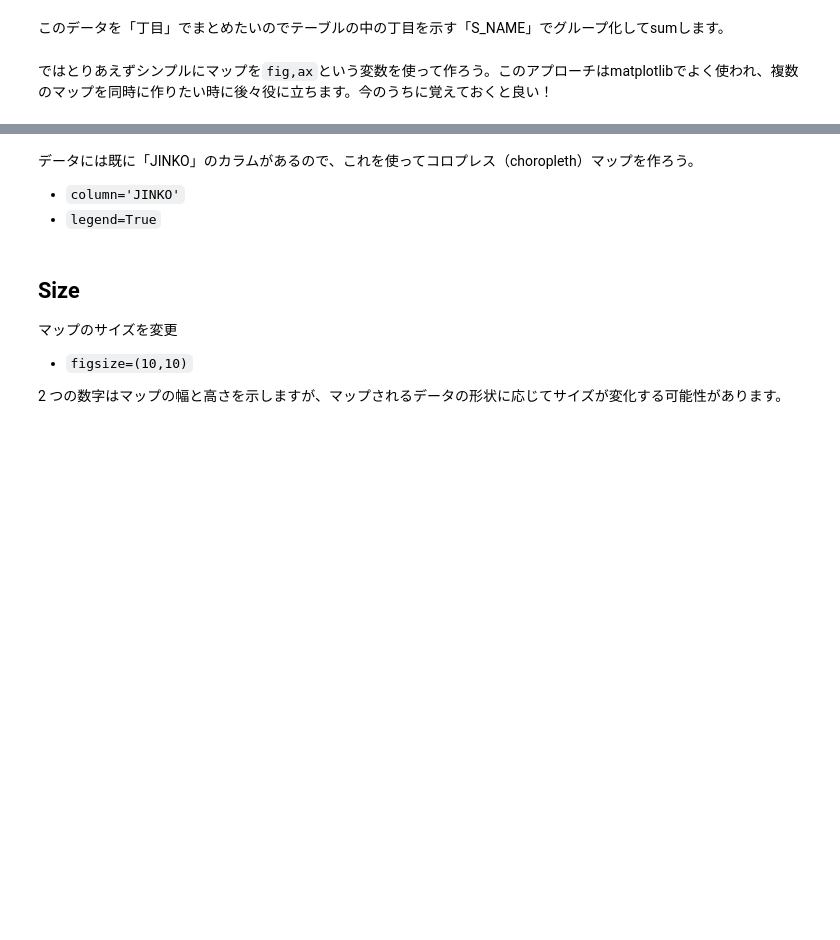
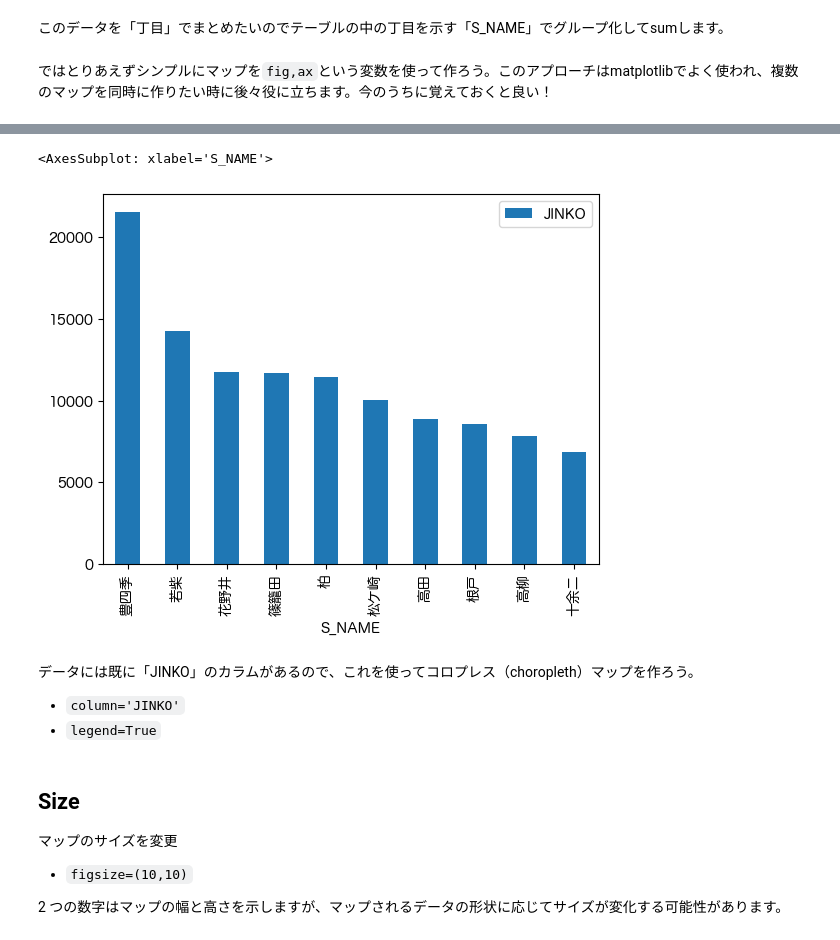
Before and after one commit to yohman/23-1-Reitaku-GIS, a Jupyter notebook: Weeks/Week09/Week09.ipynb, the cells around one changed output, grey strips where cells are left out. Saved outputs shown, nothing was run; the diff lists cells and outputs as text; code cells hidden in the pictures; blank space fills up the shorter version.

```diff
--- a/Weeks/Week09/Week09.ipynb
+++ b/Weeks/Week09/Week09.ipynb
@@ -68,3 +122,9 @@ gdf.plot(ax=ax);
+# %%
+gdf_sorted = gdf.sort_values('JINKO', ascending=False)
+gdf_sorted.head(10).plot(x='S_NAME', y='JINKO', kind='bar')
+# %% [output]
+<AxesSubplot: xlabel='S_NAME'>
+[figure, added]
 # %% [markdown]
 データには既に「JINKO」のカラムがあるので、これを使ってコロプレス（choropleth）マップを作ろう。
 - `column='JINKO'`
```
Also changed, not shown: parts of 13 cells of this notebook, 2 other files.
